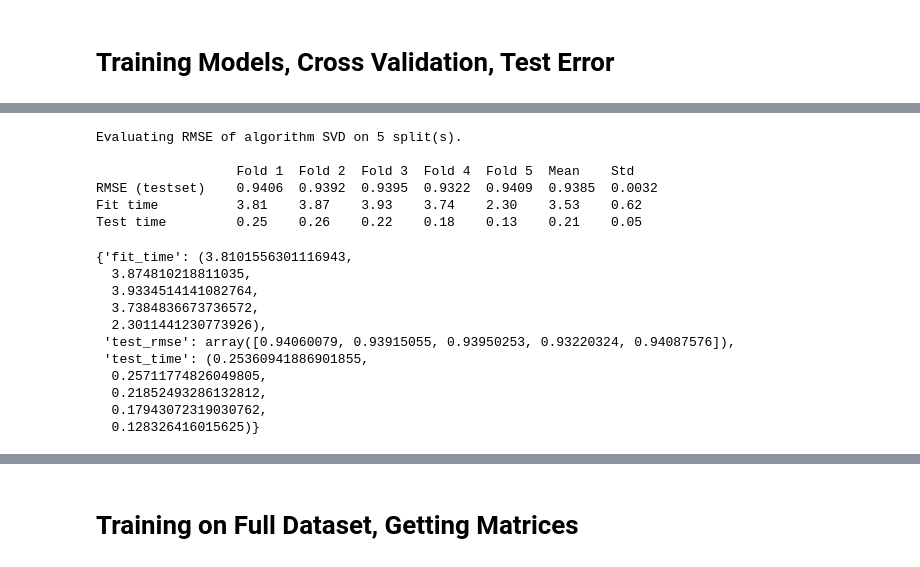
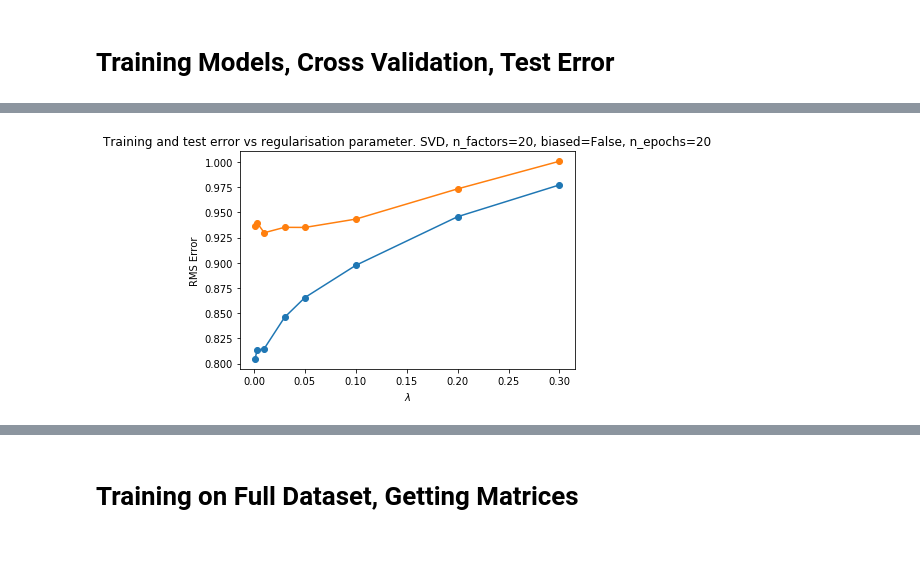
Before and after one commit to miladtaghavi/Miniproject2, a Jupyter notebook: Surprise Factorization.ipynb, the cells around one changed output, grey strips where cells are left out. Saved outputs shown, nothing was run; the diff lists cells and outputs as text; code cells hidden in the pictures.

```diff
--- a/Surprise Factorization.ipynb
+++ b/Surprise Factorization.ipynb
@@ -20,11 +24,17 @@ test = Dataset.load_from_file("./data/test.txt", reader=reader)
 # Create the classifier using the SVD model (not Singular Value Decomposition)
 # http://surprise.readthedocs.io/en/stable/matrix_factorization.html
 
-# Train on the training set
-clf = SVD(n_factors=20)
-clf.fit(train.build_full_trainset())
+reg = [0.001, 0.003, 0.01, 0.03, 0.05, 0.1, 0.2, 0.3]
+train_err = []
+test_err = []
 
-# Measure the RMSE (root mean squared error) on the training set (E_in) and test set (E_out)
-accuracy.rmse(clf.test(train.build_full_trainset().build_testset()))
-accuracy.rmse(clf.test(test.build_full_trainset().build_testset()))
+for r in reg:
+    # Train on the training set
+    clf = SVD(n_factors=20, biased=False, n_epochs=20, reg_all=r)
+    clf.fit(train.build_full_trainset())
+
+    # Measure the RMSE (root mean squared error) on the training set (E_in) and test set (E_out)
+    print(r)
+    train_err.append(accuracy.rmse(clf.test(train.build_full_trainset().build_testset())))
+    test_err.append(accuracy.rmse(clf.test(test.build_full_trainset().build_testset())))
 # %% [output]
@@ -34,24 +58,9 @@ RMSE: 0.9275
-# %%
-# TODO: Use cross-validation to tweak parameters such as n_factors, regularisation, initial guesses
-# GridSearchCV()
-# http://surprise.readthedocs.io/en/stable/model_selection.html
-clf = SVD(n_factors=20)
-cross_validate(clf, train, measures=['RMSE'], cv=5, verbose=True)
-# %% [output]
-Evaluating RMSE of algorithm SVD on 5 split(s).
-
-                  Fold 1  Fold 2  Fold 3  Fold 4  Fold 5  Mean    Std
-RMSE (testset)    0.9406  0.9392  0.9395  0.9322  0.9409  0.9385  0.0032
-Fit time          3.81    3.87    3.93    3.74    2.30    3.53    0.62
-Test time         0.25    0.26    0.22    0.18    0.13    0.21    0.05
-{'fit_time': (3.8101556301116943,
-  3.874810218811035,
-  3.9334514141082764,
-  3.7384836673736572,
-  2.3011441230773926),
- 'test_rmse': array([0.94060079, 0.93915055, 0.93950253, 0.93220324, 0.94087576]),
- 'test_time': (0.25360941886901855,
-  0.25711774826049805,
-  0.21852493286132812,
-  0.17943072319030762,
-  0.128326416015625)}
+# %%
+plt.plot(reg, train_err, 'o-', label="Train error")
+plt.plot(reg, test_err, 'o-', label="Test error")
+plt.title("Training and test error vs regularisation parameter. SVD, n_factors=20, biased=False, n_epochs=20")
+plt.xlabel("$\lambda$")
+plt.ylabel("RMS Error")
+plt.show()
+# %% [output]
+[figure, added]
```
Also changed, not shown: parts of 30 cells of this notebook, 2 other files.
